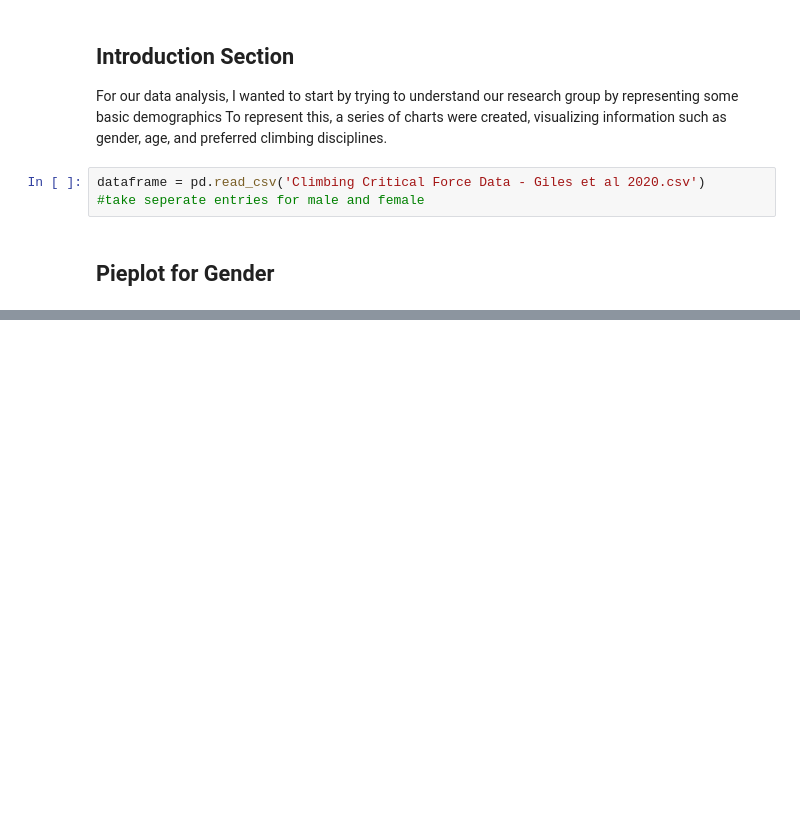
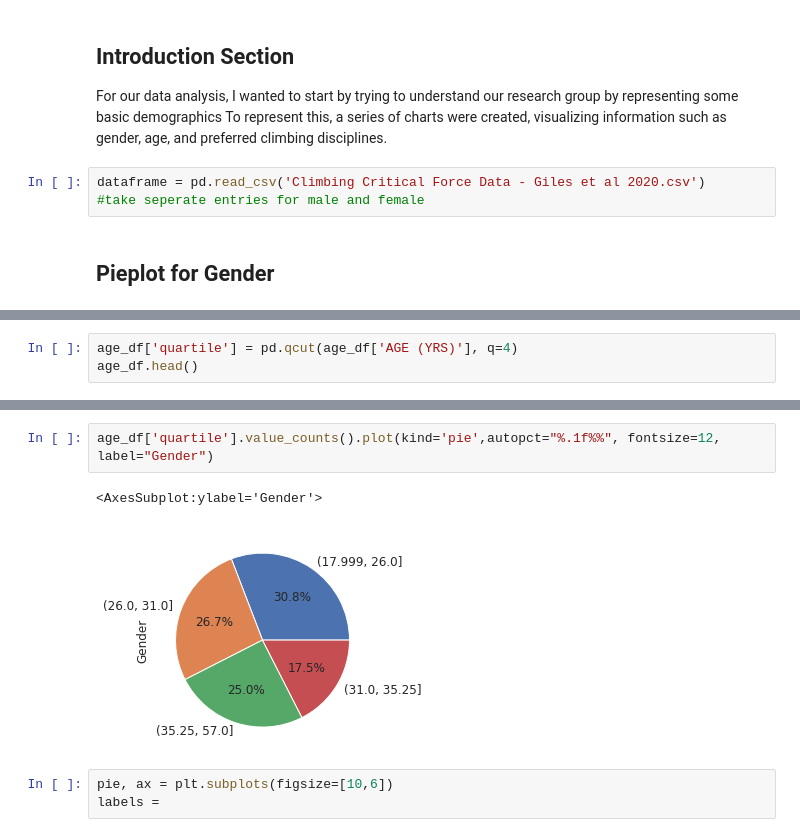
Before and after one commit to haokliao/Critical-Force-Visualization, a Jupyter notebook: EDA_001_notebook.ipynb, the cells around one changed output, grey strips where cells are left out. Cells and saved outputs as stored; diff of their text form; blank space fills up the shorter version.

```diff
--- a/EDA_001_notebook.ipynb
+++ b/EDA_001_notebook.ipynb
@@ -52,0 +69,3 @@ disciplines_df = dataframe[['SPORT GRADE IRCRA', 'BOULDER GRADE IRCRA']]
+# %%
+age_df['quartile'] = pd.qcut(age_df['AGE (YRS)'], q=4)
+age_df.head()
@@ -53,3 +79,11 @@ disciplines_df = dataframe[['SPORT GRADE IRCRA', 'BOULDER GRADE IRCRA']]
+# %%
+age_df['quartile'].value_counts().plot(kind='pie',autopct="%.1f%%", fontsize=12, label="Gender")
+# %% [output]
+<AxesSubplot:ylabel='Gender'>
+[figure, added]
+# %%
+pie, ax = plt.subplots(figsize=[10,6])
+labels =
 # %%
 
 sns.set_theme(style="darkgrid")
```
Also changed, not shown: parts of 12 cells of this notebook.
